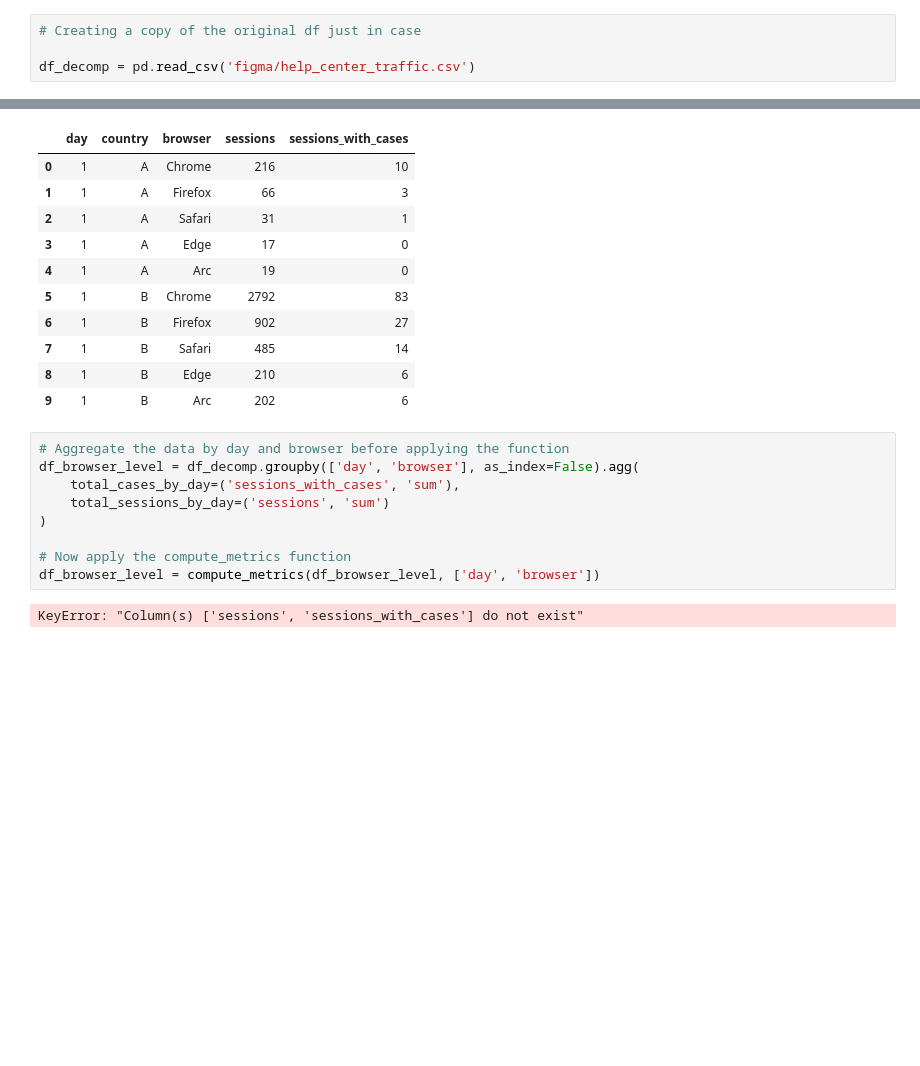
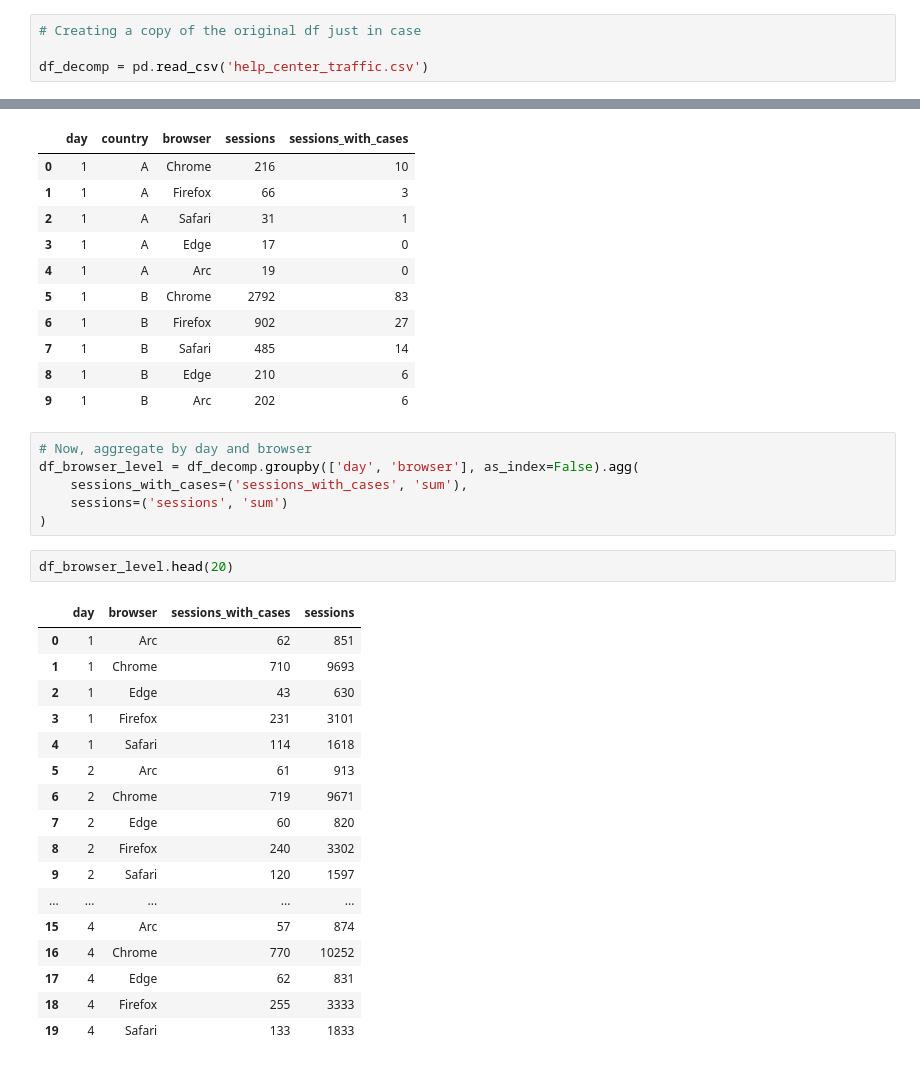
Before and after one commit to deannagould/figma, a Jupyter notebook: Analysis.ipynb, the cells around one changed output, grey strips where cells are left out. Saved outputs shown, nothing was run; the diff lists cells and outputs as text; blank space fills up the shorter version.

Commit message:
fixed error

```diff
--- a/Analysis.ipynb
+++ b/Analysis.ipynb
@@ -114,6 +114,6 @@ plt.show()
 # %%
 # Creating a copy of the original df just in case
 
-df_decomp = pd.read_csv('figma/help_center_traffic.csv')
+df_decomp = pd.read_csv('help_center_traffic.csv')
 # %% [markdown]
 ##### Calculating Escalation Rate
@@ -267,14 +281,29 @@ df_decomp.head(10)
 | 8 | 1 | B | Edge | 210 | 6 |
 | 9 | 1 | B | Arc | 202 | 6 |
 # %%
-# Aggregate the data by day and browser before applying the function
+# Now, aggregate by day and browser
 df_browser_level = df_decomp.groupby(['day', 'browser'], as_index=False).agg(
-    total_cases_by_day=('sessions_with_cases', 'sum'),
-    total_sessions_by_day=('sessions', 'sum')
+    sessions_with_cases=('sessions_with_cases', 'sum'),
+    sessions=('sessions', 'sum')
 )
-
-# Now apply the compute_metrics function
-df_browser_level = compute_metrics(df_browser_level, ['day', 'browser'])
-# %% [output]
-KeyError: "Column(s) ['sessions', 'sessions_with_cases'] do not exist"
+# %%
+df_browser_level.head(20)
+# %% [output]
+|  | day | browser | sessions_with_cases | sessions |
+| 0 | 1 | Arc | 62 | 851 |
+| 1 | 1 | Chrome | 710 | 9693 |
+| 2 | 1 | Edge | 43 | 630 |
+| 3 | 1 | Firefox | 231 | 3101 |
+| 4 | 1 | Safari | 114 | 1618 |
+| 5 | 2 | Arc | 61 | 913 |
+| 6 | 2 | Chrome | 719 | 9671 |
+| 7 | 2 | Edge | 60 | 820 |
+| 8 | 2 | Firefox | 240 | 3302 |
+| 9 | 2 | Safari | 120 | 1597 |
+| ... | ... | ... | ... | ... |
+| 15 | 4 | Arc | 57 | 874 |
+| 16 | 4 | Chrome | 770 | 10252 |
+| 17 | 4 | Edge | 62 | 831 |
+| 18 | 4 | Firefox | 255 | 3333 |
+| 19 | 4 | Safari | 133 | 1833 |
 # %%
```
Also changed, not shown: parts of 7 cells of this notebook.
